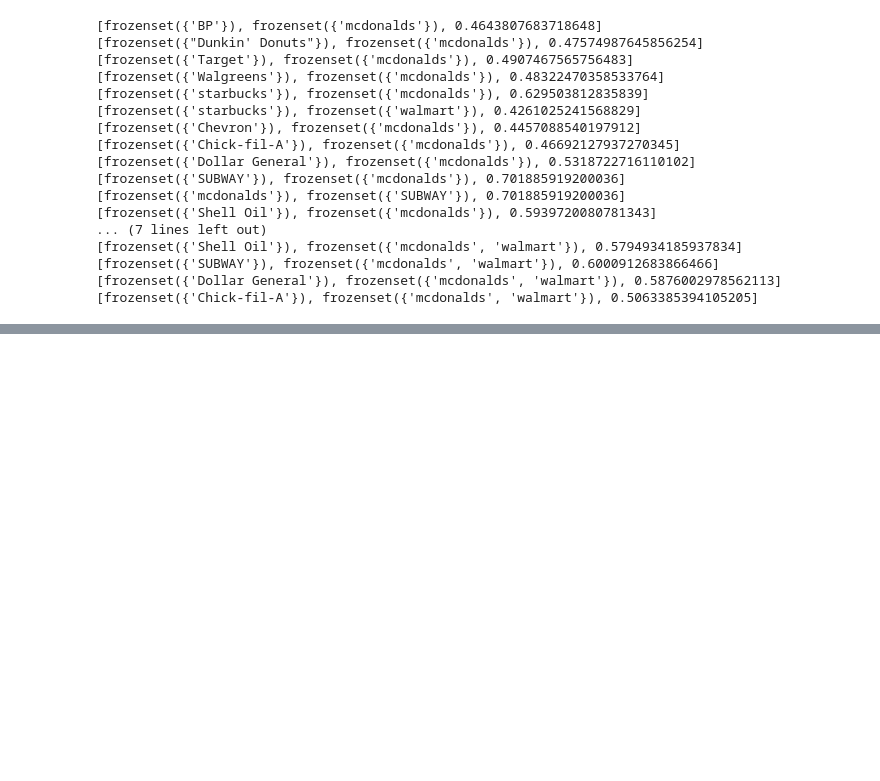
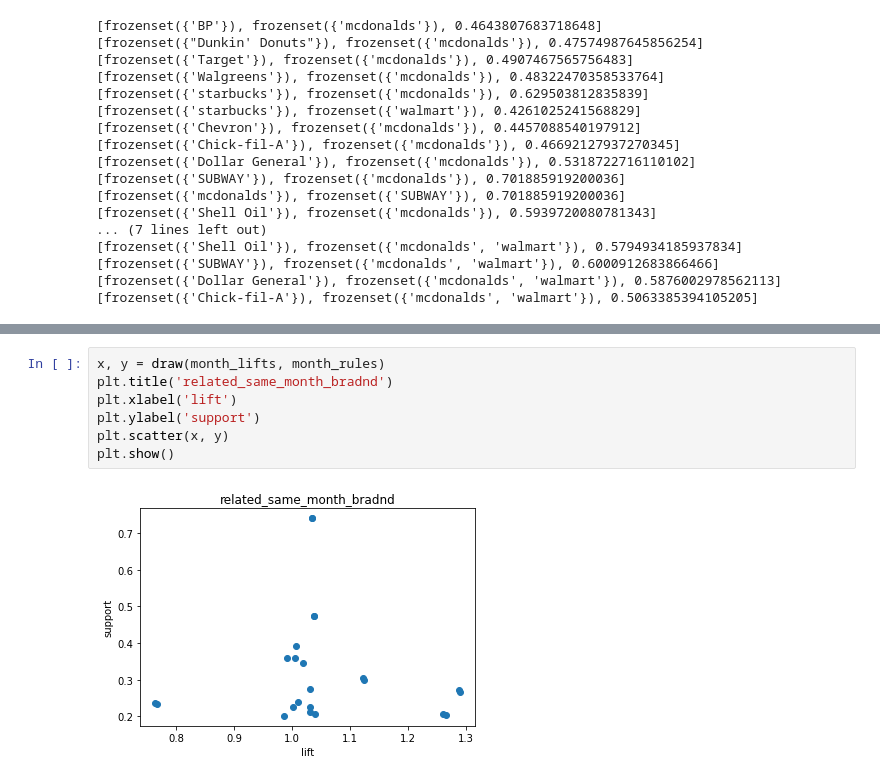
Before and after one commit to Laoannnnn/DataMining2, a Jupyter notebook: consumerVisitor.ipynb, the cells around one changed output, grey strips where cells are left out. Drawn from its saved outputs; the diff is of its cells as text; blank space fills up the shorter version.

```diff
--- a/consumerVisitor.ipynb
+++ b/consumerVisitor.ipynb
@@ -336,0 +399,9 @@ for item in month_cos:
+# %%
+x, y = draw(month_lifts, month_rules)
+plt.title('related_same_month_bradnd')
+plt.xlabel('lift')
+plt.ylabel('support')
+plt.scatter(x, y)
+plt.show()
+# %% [output]
+[figure, added]
```
Also changed, not shown: parts of 11 cells of this notebook.
